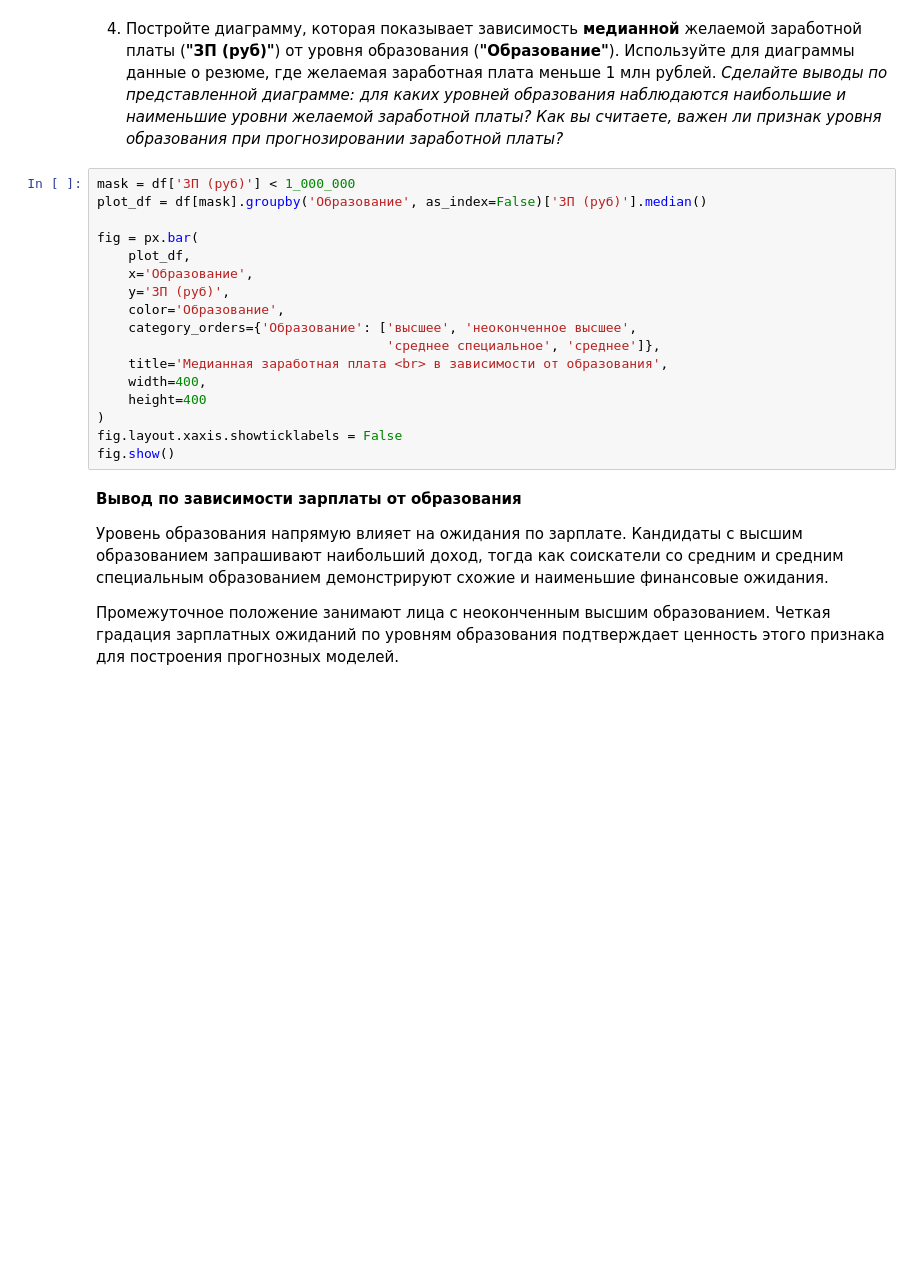
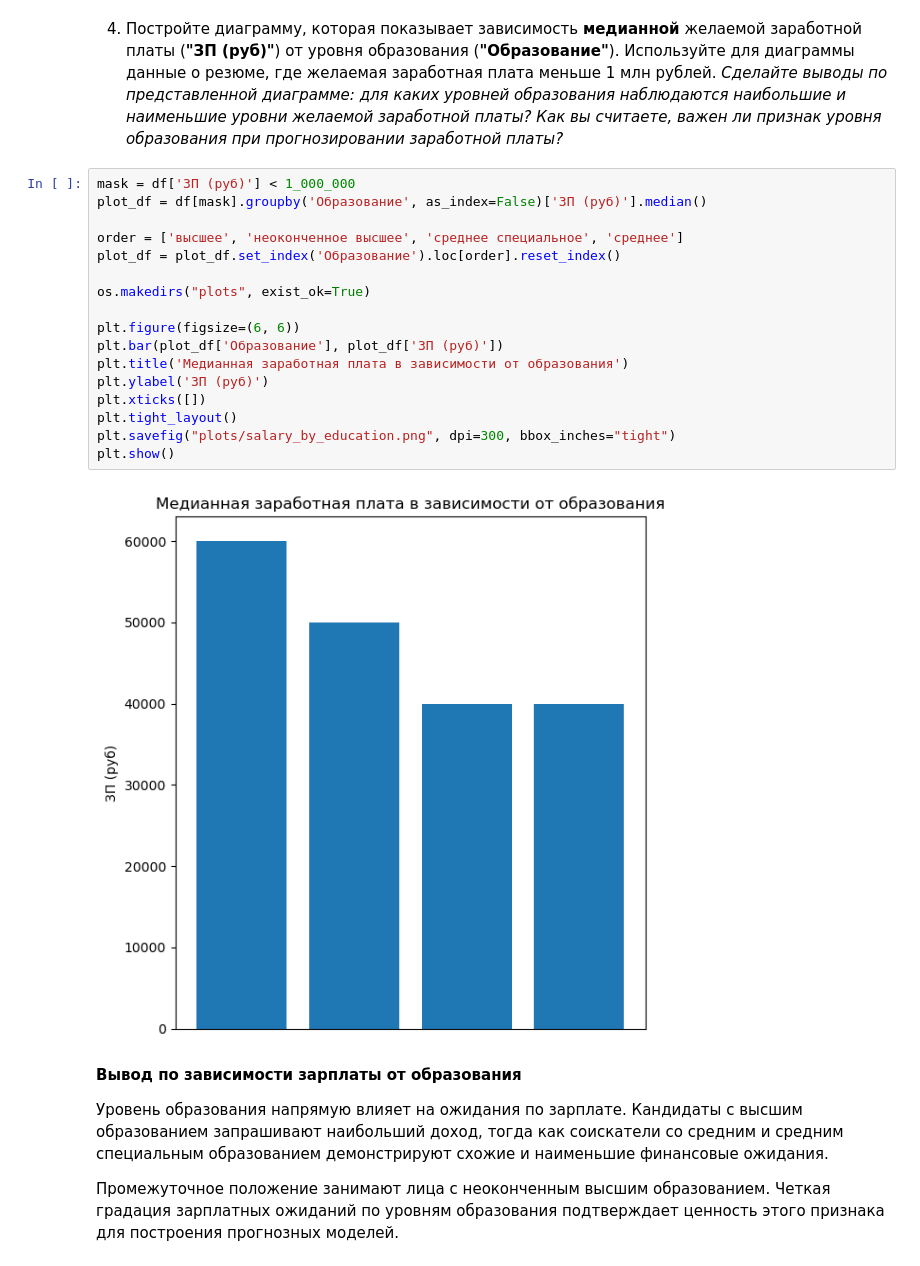
Before and after one commit to yaroslav775507/SessionPython, a Jupyter notebook: project/Python_для_анализа_данных__Итоговыи__проект_Редих.ipynb, the cells around one changed output. Saved outputs shown, nothing was run; the diff lists cells and outputs as text; blank space fills up the shorter version.

```diff
--- a/project/Python_для_анализа_данных__Итоговыи__проект_Редих.ipynb
+++ b/project/Python_для_анализа_данных__Итоговыи__проект_Редих.ipynb
@@ -705,20 +716,22 @@ fig.show()
 # %%
 mask = df['ЗП (руб)'] < 1_000_000
 plot_df = df[mask].groupby('Образование', as_index=False)['ЗП (руб)'].median()
 
-fig = px.bar(
-    plot_df,
-    x='Образование',
-    y='ЗП (руб)',
-    color='Образование',
-    category_orders={'Образование': ['высшее', 'неоконченное высшее',
-                                     'среднее специальное', 'среднее']},
-    title='Медианная заработная плата <br> в зависимости от образования',
-    width=400,
-    height=400
-)
-fig.layout.xaxis.showticklabels = False
-fig.show()
+order = ['высшее', 'неоконченное высшее', 'среднее специальное', 'среднее']
+plot_df = plot_df.set_index('Образование').loc[order].reset_index()
+
+os.makedirs("plots", exist_ok=True)
+
+plt.figure(figsize=(6, 6))
+plt.bar(plot_df['Образование'], plot_df['ЗП (руб)'])
+plt.title('Медианная заработная плата в зависимости от образования')
+plt.ylabel('ЗП (руб)')
+plt.xticks([])
+plt.tight_layout()
+plt.savefig("plots/salary_by_education.png", dpi=300, bbox_inches="tight")
+plt.show()
+# %% [output]
+[figure, added]
 # %% [markdown]
 **Вывод по зависимости зарплаты от образования**
 
```
Also changed, not shown: parts of 14 cells of this notebook, 14 other files.
